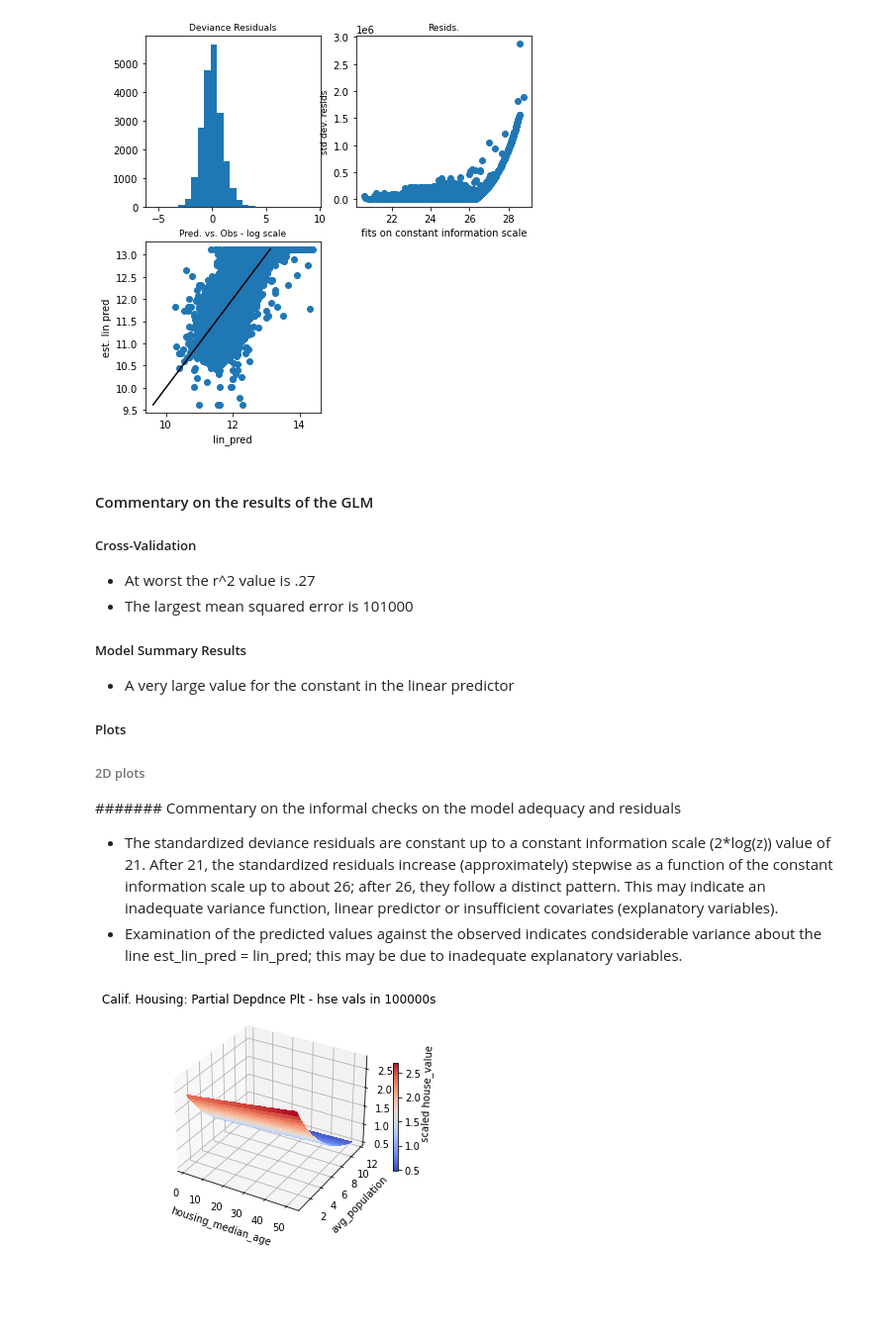
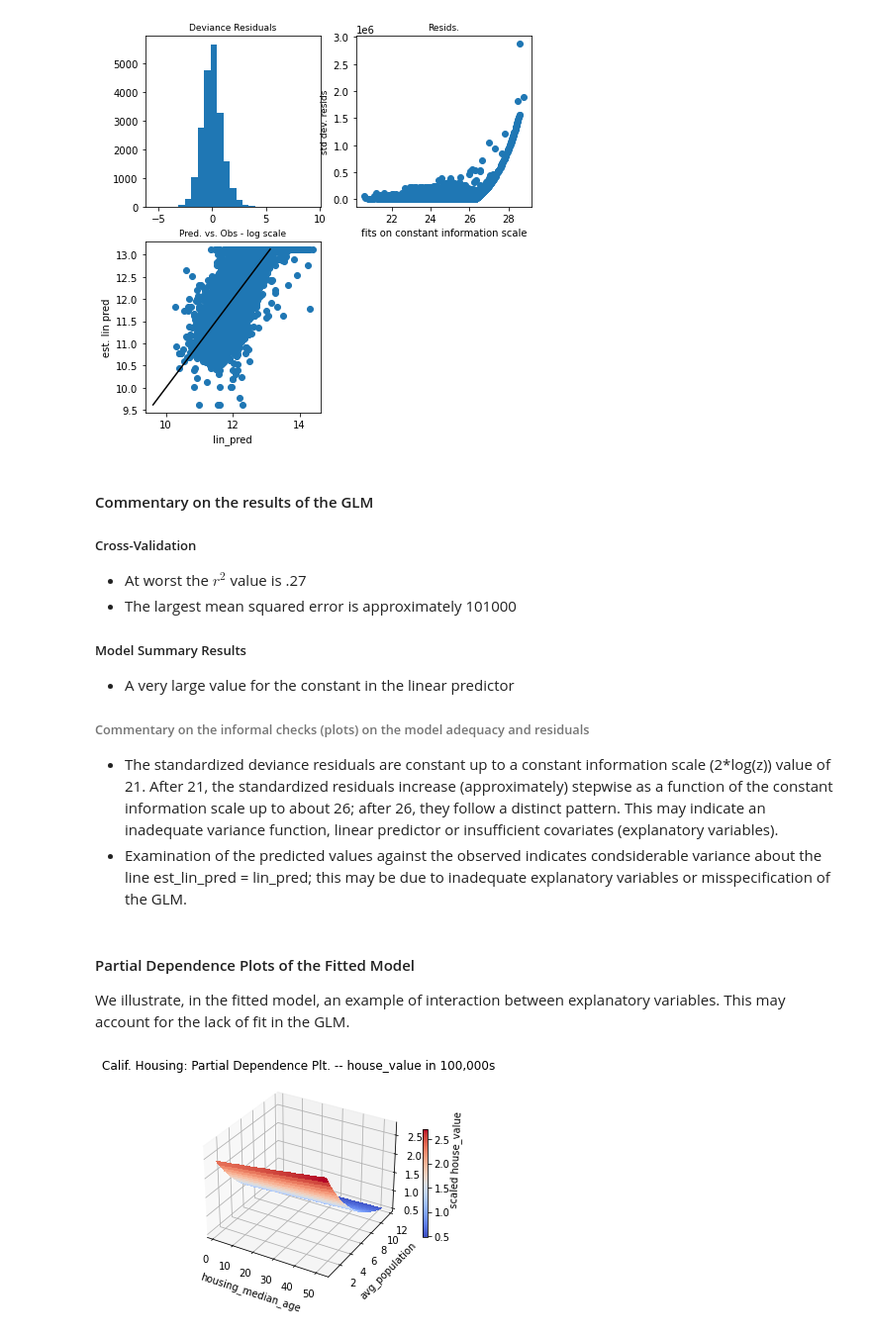
Before and after one commit to krispad/Machine_Learning, a Jupyter notebook: cal_houses_gamma.ipynb, the cells around one changed output. Shown at 99% size. Saved outputs shown, nothing was run; the diff lists cells and outputs as text; code cells hidden in the pictures; blank space fills up the shorter version.

```diff
--- a/cal_houses_gamma.ipynb
+++ b/cal_houses_gamma.ipynb
@@ -240,13 +275,15 @@ ax[1, 1].remove()
 #### Commentary on the results of the GLM
 
 ##### Cross-Validation
-- At worst the r^2 value is .27
-- The largest mean squared error is 101000
+- At worst the $r^2$ value is .27
+- The largest mean squared error is approximately 101000
 ##### Model Summary Results
 - A very large value for the constant in the linear predictor
-##### Plots
-###### 2D plots
-####### Commentary on the informal checks on the model adequacy and residuals
+###### Commentary on the informal checks (plots) on the model adequacy and residuals
 - The standardized deviance residuals are constant up to a constant information scale (2*log(z)) value of 21. After 21, the standardized residuals increase (approximately) stepwise as a function of the constant information scale up to about 26; after 26, they follow a distinct pattern. This may indicate an inadequate variance function, linear predictor or insufficient covariates (explanatory variables).
-- Examination of the predicted values against the observed indicates condsiderable variance about the line est_lin_pred = lin_pred; this may be due to inadequate explanatory variables.
+- Examination of the predicted values against the observed indicates condsiderable variance about the line est_lin_pred = lin_pred; this may be due to inadequate explanatory variables or misspecification of the GLM.
+# %% [markdown]
+####  Partial Dependence Plots of the Fitted Model
+ We illustrate, in the fitted model, an example of interaction between explanatory variables.
+This may account for the lack of fit in the GLM.
 # %%
@@ -305,27 +339,27 @@ def z_rslt(X, Y):
 
 Z = z_rslt(X, Y)
 # %%
-# Plot a surface plot
+# Plot a 3D surface
 
 import matplotlib.pyplot as plt
 from matplotlib import cm
-from matplotlib.ticker import LinearLocator
+
 
 fig, ax = plt.subplots(subplot_kw={"projection": "3d"})
 
 # Plot the surface.
 
 surf = ax.plot_surface(X, Y, Z, cmap=cm.coolwarm,
                        linewidth=0, antialiased=False)
 
 ax.set_xlabel('housing_median_age')
 ax.set_ylabel('avg_population')
 ax.set_zlabel('scaled house_value', labelpad = 18.0)
-ax.set_title('Calif. Housing: Partial Depdnce Plt - hse vals in 100000s')
+ax.set_title('Calif. Housing: Partial Dependence Plt. -- house_value in 100,000s')
 
 # Add a color bar which maps values to colors.
 fig.colorbar(surf, shrink=0.5, aspect=25, spacing = 'proportional')
 
 plt.show()
 # %% [output]
-[figure, old version]
+[figure, new version]
```
Also changed, not shown: parts of 11 cells of this notebook.
